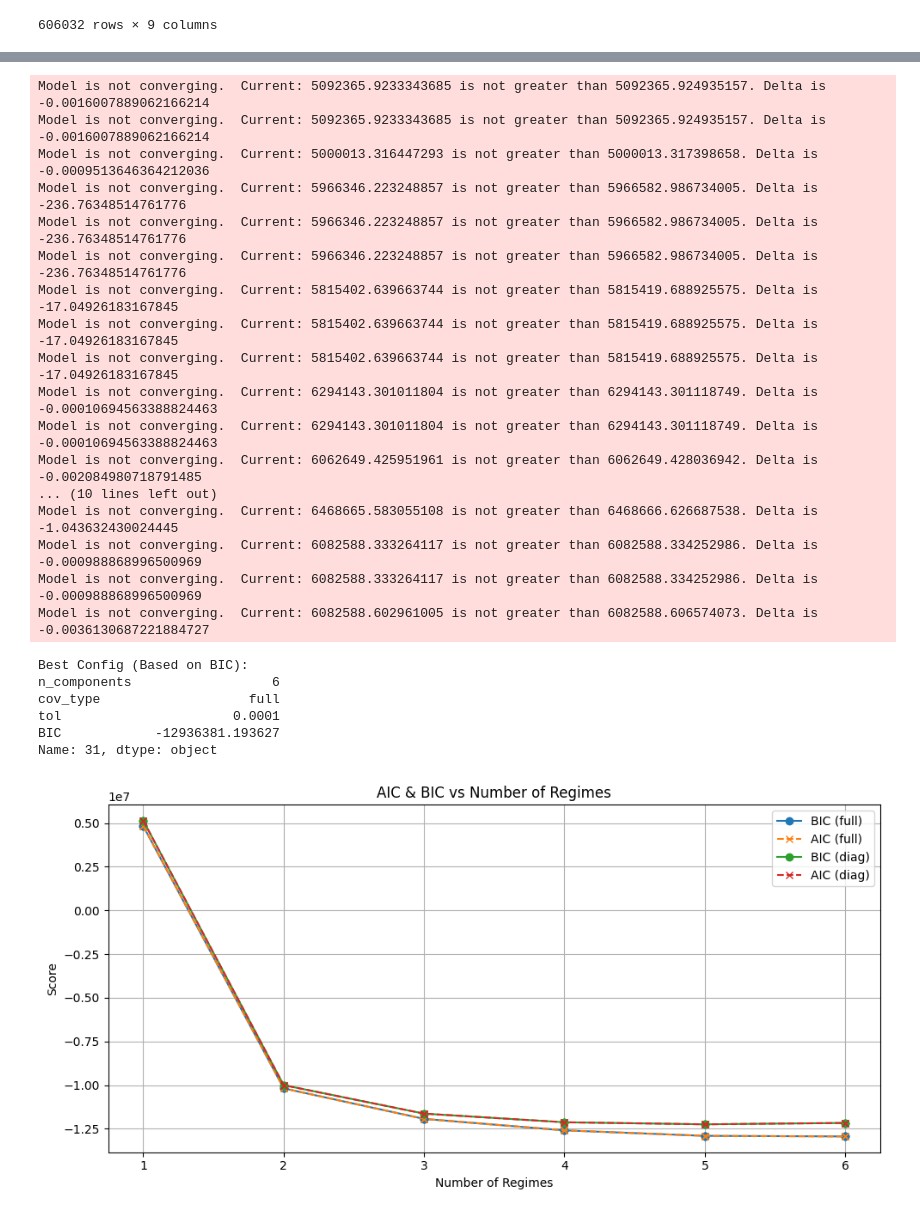
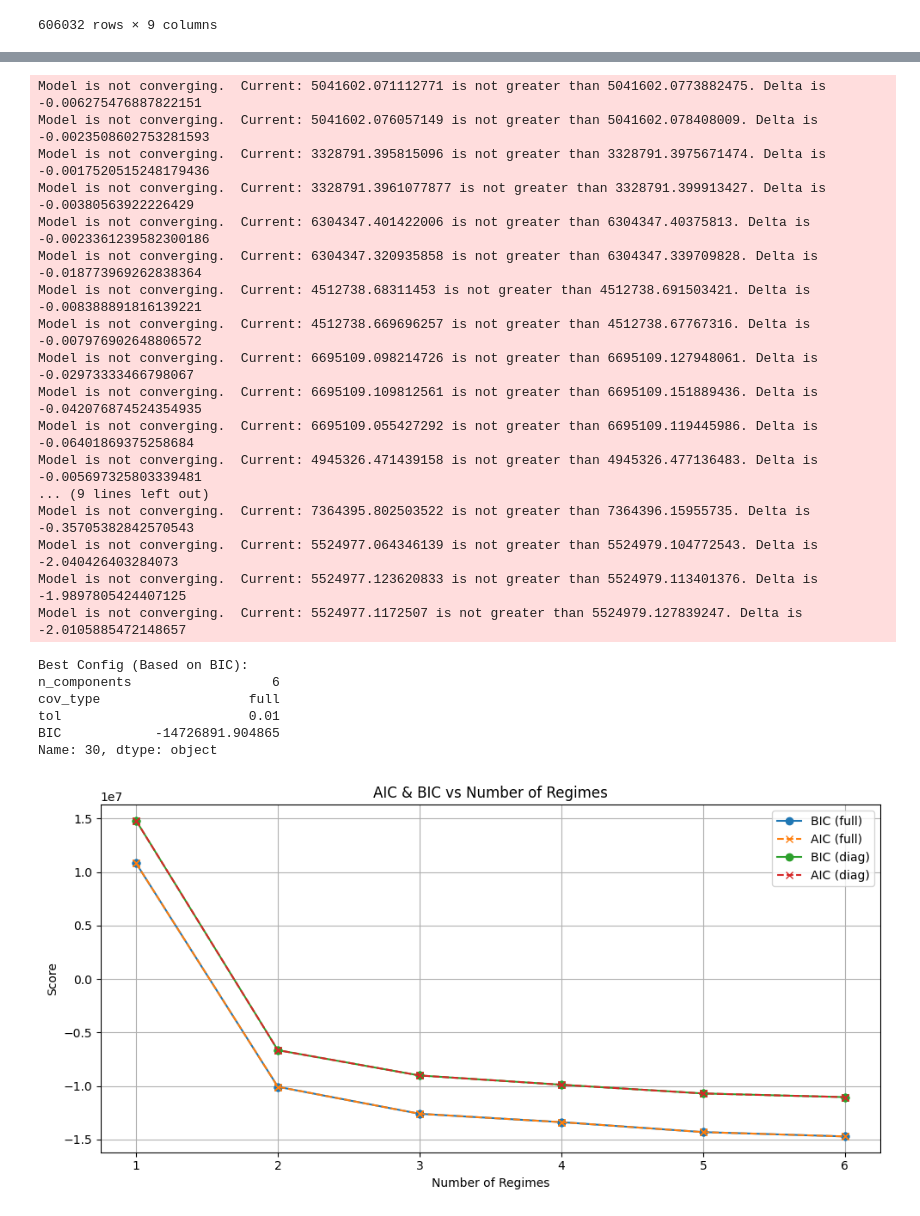
Before and after one commit to cshen05/Personal-Projects, a Jupyter notebook: UnsupervisedTrading/Trading2025.ipynb, the cells around one changed output, grey strips where cells are left out. Cells and saved outputs as stored; diff of their text form; code cells hidden in the pictures.

Commit message:
update 1: adding plots

```diff
--- a/UnsupervisedTrading/Trading2025.ipynb
+++ b/UnsupervisedTrading/Trading2025.ipynb
@@ -20,6 +17,6 @@ Error:
 # %%
 #Using parquet because massive dataset
-df = pd.read_parquet("all_stock_data.parquet")
+df = pd.read_parquet("/Users/connorshen/Documents/all_stock_data.parquet")
 df["Date"] = pd.to_datetime(df["Date"])
 df
 # %% [output]
@@ -100,6 +97,12 @@ def add_indicators(df):
     df["sma20"] = ta.sma(df["Close"], length=20)
     df["macd"] = ta.macd(df["Close"])["MACD_12_26_9"]
     df["atr"] = ta.atr(df["High"], df["Low"], df["Close"])
+    df["daily_return"] = df["Close"].pct_change()
+    bbands = ta.bbands(df["Close"], length=20)
+    df["bb_percent"] = bbands["BBP_20_2.0"]
+    df["price_to_sma"] = df["Close"] / df["sma20"]
+    df["co_ratio"] = df["Close"] / df["Open"]
+    df["volume_z"] = (df["Volume"] - df["Volume"].mean()) / df["Volume"].std()
     return df
 
 df_features = df_top100.groupby("Ticker", group_keys=False).apply(add_indicators).dropna(subset=["rsi", "sma20", "macd", "atr"]).reset_index(drop=True)
@@ -140,0 +124,21 @@ df_features
+# %%
+features_to_use = ["rsi", "sma20", "macd", "atr", "daily_return", "bb_percent", "price_to_sma", "co_ratio", "volume_z"]
+df_features = df_top100.groupby("Ticker", group_keys=False).apply(add_indicators).dropna(subset=features_to_use).reset_index(drop=True)
+
+# Remove inf/-inf and large magnitude outliers
+df_features.replace([np.inf, -np.inf], np.nan, inplace=True)
+
+# cap extreme values
+df_features = df_features[df_features[features_to_use].abs().lt(1e10).all(axis=1)]
+
+# Drop remaining NaNs
+df_features.dropna(subset=features_to_use, inplace=True)
+
+scaler = StandardScaler()
+features_scaled = scaler.fit_transform(df_features[features_to_use])
+
+# Add scaled versions to dataframe
+scaled_cols = [f"{col}_scaled" for col in features_to_use]
+df_features[scaled_cols] = features_scaled
+
+df_features
@@ -141,5 +159,5 @@ df_features
 # %%
-X = df_features[["rsi_scaled", "macd_scaled", "atr_scaled"]].dropna().values
+X = df_features[[f"{col}_scaled" for col in features_to_use]].dropna().values
 
 # Define parameter search space
 n_obs, n_features = X.shape
@@ -185,54 +203,54 @@ for n_components, cov_type, tol in product(n_components_range, covariance_types,
             'log_likelihood': None,
             'AIC': np.inf,
             'BIC': np.inf,
             'error': str(e)
         })
 
 # Convert to DataFrame and find best config
 df_results = pd.DataFrame(results)
 best_model = df_results.loc[df_results['BIC'].idxmin()]
 print("Best Config (Based on BIC):")
 print(best_model[["n_components", "cov_type", "tol", "BIC"]])
 
 # Visualize BIC and AIC
 plt.figure(figsize=(10, 5))
 for cov in covariance_types:
     subset = df_results[df_results["cov_type"] == cov]
     plt.plot(subset["n_components"], subset["BIC"], label=f"BIC ({cov})", marker="o")
     plt.plot(subset["n_components"], subset["AIC"], label=f"AIC ({cov})", linestyle="--", marker="x")
 
 plt.title("AIC & BIC vs Number of Regimes")
 plt.xlabel("Number of Regimes")
 plt.ylabel("Score")
 plt.legend()
 plt.grid(True)
 plt.tight_layout()
 plt.show()
 # %% [output]
-Model is not converging.  Current: 5092365.9233343685 is not greater than 5092365.924935157. Delta is -0.0016007889062166214
-Model is not converging.  Current: 5092365.9233343685 is not greater than 5092365.924935157. Delta is -0.0016007889062166214
-Model is not converging.  Current: 5000013.316447293 is not greater than 5000013.317398658. Delta is -0.0009513646364212036
-Model is not converging.  Current: 5966346.223248857 is not greater than 5966582.986734005. Delta is -236.76348514761776
-Model is not converging.  Current: 5966346.223248857 is not greater than 5966582.986734005. Delta is -236.76348514761776
-Model is not converging.  Current: 5966346.223248857 is not greater than 5966582.986734005. Delta is -236.76348514761776
-Model is not converging.  Current: 5815402.639663744 is not greater than 5815419.688925575. Delta is -17.04926183167845
-Model is not converging.  Current: 5815402.639663744 is not greater than 5815419.688925575. Delta is -17.04926183167845
-Model is not converging.  Current: 5815402.639663744 is not greater than 5815419.688925575. Delta is -17.04926183167845
-Model is not converging.  Current: 6294143.301011804 is not greater than 6294143.301118749. Delta is -0.00010694563388824463
-Model is not converging.  Current: 6294143.301011804 is not greater than 6294143.301118749. Delta is -0.00010694563388824463
-Model is not converging.  Current: 6062649.425951961 is not greater than 6062649.428036942. Delta is -0.002084980718791485
-... (10 lines left out)
-Model is not converging.  Current: 6468665.583055108 is not greater than 6468666.626687538. Delta is -1.043632430024445
-Model is not converging.  Current: 6082588.333264117 is not greater than 6082588.334252986. Delta is -0.000988868996500969
-Model is not converging.  Current: 6082588.333264117 is not greater than 6082588.334252986. Delta is -0.000988868996500969
-Model is not converging.  Current: 6082588.602961005 is not greater than 6082588.606574073. Delta is -0.0036130687221884727
+Model is not converging.  Current: 5041602.071112771 is not greater than 5041602.0773882475. Delta is -0.006275476887822151
+Model is not converging.  Current: 5041602.076057149 is not greater than 5041602.078408009. Delta is -0.0023508602753281593
+Model is not converging.  Current: 3328791.395815096 is not greater than 3328791.3975671474. Delta is -0.0017520515248179436
+Model is not converging.  Current: 3328791.3961077877 is not greater than 3328791.399913427. Delta is -0.00380563922226429
+Model is not converging.  Current: 6304347.401422006 is not greater than 6304347.40375813. Delta is -0.0023361239582300186
+Model is not converging.  Current: 6304347.320935858 is not greater than 6304347.339709828. Delta is -0.018773969262838364
+Model is not converging.  Current: 4512738.68311453 is not greater than 4512738.691503421. Delta is -0.008388891816139221
+Model is not converging.  Current: 4512738.669696257 is not greater than 4512738.67767316. Delta is -0.007976902648806572
+Model is not converging.  Current: 6695109.098214726 is not greater than 6695109.127948061. Delta is -0.02973333466798067
+Model is not converging.  Current: 6695109.109812561 is not greater than 6695109.151889436. Delta is -0.042076874524354935
+Model is not converging.  Current: 6695109.055427292 is not greater than 6695109.119445986. Delta is -0.06401869375258684
+Model is not converging.  Current: 4945326.471439158 is not greater than 4945326.477136483. Delta is -0.005697325803339481
+... (9 lines left out)
+Model is not converging.  Current: 7364395.802503522 is not greater than 7364396.15955735. Delta is -0.35705382842570543
+Model is not converging.  Current: 5524977.064346139 is not greater than 5524979.104772543. Delta is -2.040426403284073
+Model is not converging.  Current: 5524977.123620833 is not greater than 5524979.113401376. Delta is -1.9897805424407125
+Model is not converging.  Current: 5524977.1172507 is not greater than 5524979.127839247. Delta is -2.0105885472148657
 Best Config (Based on BIC):
 n_components                  6
 cov_type                   full
-tol                      0.0001
-BIC            -12936381.193627
-Name: 31, dtype: object
+tol                        0.01
+BIC            -14726891.904865
+Name: 30, dtype: object
-[figure, old version]
+[figure, new version]
 # %%
 X
 # %% [output]
```
Also changed, not shown: parts of 9 cells of this notebook, 2 other files.
